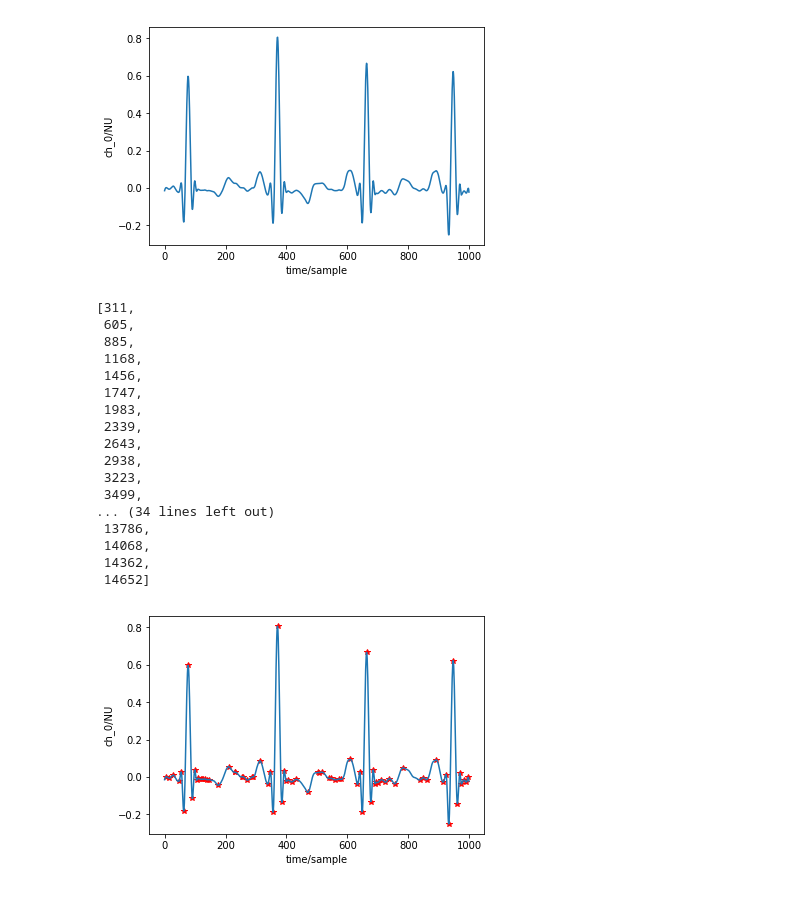
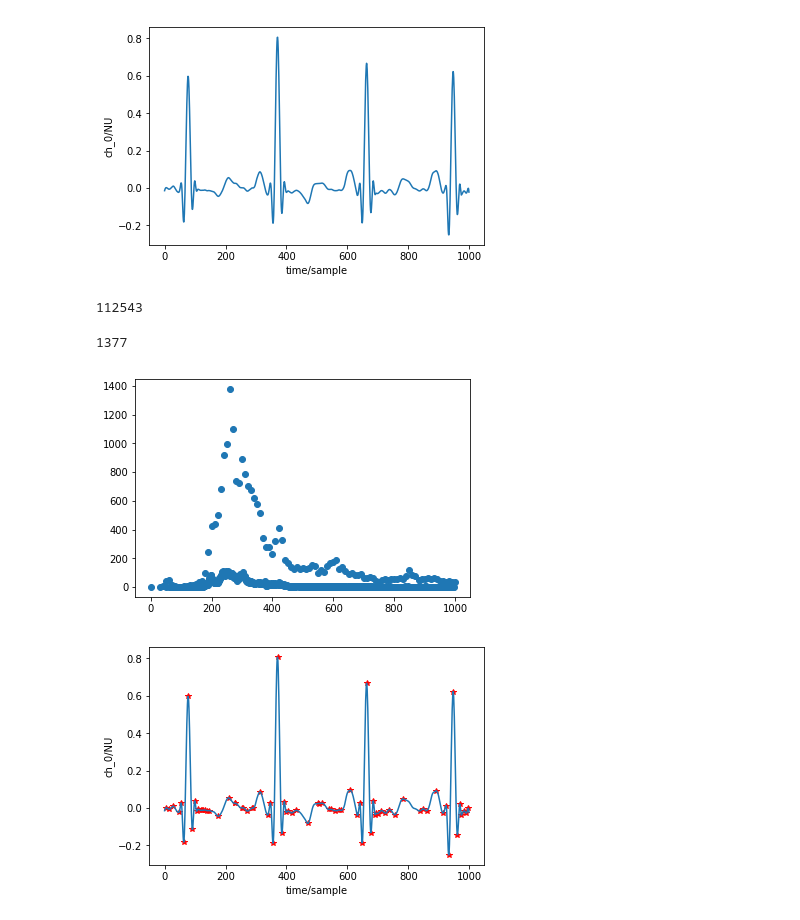
Before and after one commit to nimch681/ECGdataAnalysis, a Jupyter notebook: P and T points extractor.ipynb, the cells around one changed output. Drawn from its saved outputs; the diff is of its cells as text; code cells hidden in the pictures.

```diff
--- a/P and T points extractor.ipynb
+++ b/P and T points extractor.ipynb
@@ -179,6 +180,10 @@ def r_peak(signal,r_peak, winL=180, winR=180,size_RR_max=5):
                 R_poses.append(pos)
 
     return R_poses
+
+
+def average(numbers):
+    return float(sum(numbers)) / len(numbers)
 # %%
 mit100 = load_database.load_patient_record("mitdb","100")
 mit100.set_segmented_beats_r_pos(winL=100,winR=200)
@@ -226,23 +231,38 @@ wfdb.plot_items(signal=filtered_np100)#, ann_samp=[p_wave])
 # %% [output]
 [figure]
 [figure]
-# %%
-p_waves
-# %% [output]
-[311,
- 605,
- 885,
- 1168,
- 1456,
- 1747,
- 1983,
- 2339,
- 2643,
- 2938,
- 3223,
- 3499,
-... (34 lines left out)
- 13786,
- 14068,
- 14362,
- 14652]
+# %%
+p_waves = []
+t_waves = []
+averages_p = []
+averages_t = []
+diffs_p = []
+diffs_t = []
+max_diff = 1000
+for i in mitdb.patient_records:
+    diffs = []
+    p_waves.extend(i.annotated_p_waves_pos)
+    t_waves.extend(i.annotated_t_waves_pos)
+    for j in range(0,len(i.annotated_p_waves_pos)-1):
+        diff=i.annotated_p_waves_pos[j+1] - i.annotated_p_waves_pos[j]
+        if(diff <= max_diff):
+            diffs.append(diff)
+
+    diffs_p.extend(diffs)
+    averages = round(average(diffs),2)
+    averages_p.append(averages)
+
+    diffs = []
+    for j in range(0,len(i.annotated_t_waves_pos)-1):
+        diff=i.annotated_t_waves_pos[j+1] - i.annotated_t_waves_pos[j]
+        if(diff <= max_diff):
+            diffs.append(diff)
+    diffs_t.extend(diffs)
+    averages = round(average(diffs),2)
+    averages_t.append(averages)
+    #averages_p.append(round(average(p_waves),2))
+    #averages_t.append(round(average(t_wavess),2))
+
+
+p_waves = [int(b) for b in p_waves]
+t_waves = [int(t) for t in t_waves]
@@ -248,0 +275,4 @@ p_waves
+# %%
+len(r_peaks)
+# %% [output]
+112543
@@ -249,3 +300,9 @@ p_waves
+# %%
+x ,y  = np.unique(diffs_p, return_counts=True) # counting occurrence of each loan
+plt.scatter(x,y)
+# %% [output]
+1377
+[figure, added]
 # %%
 
 
```
Also changed, not shown: parts of 5 cells of this notebook.
